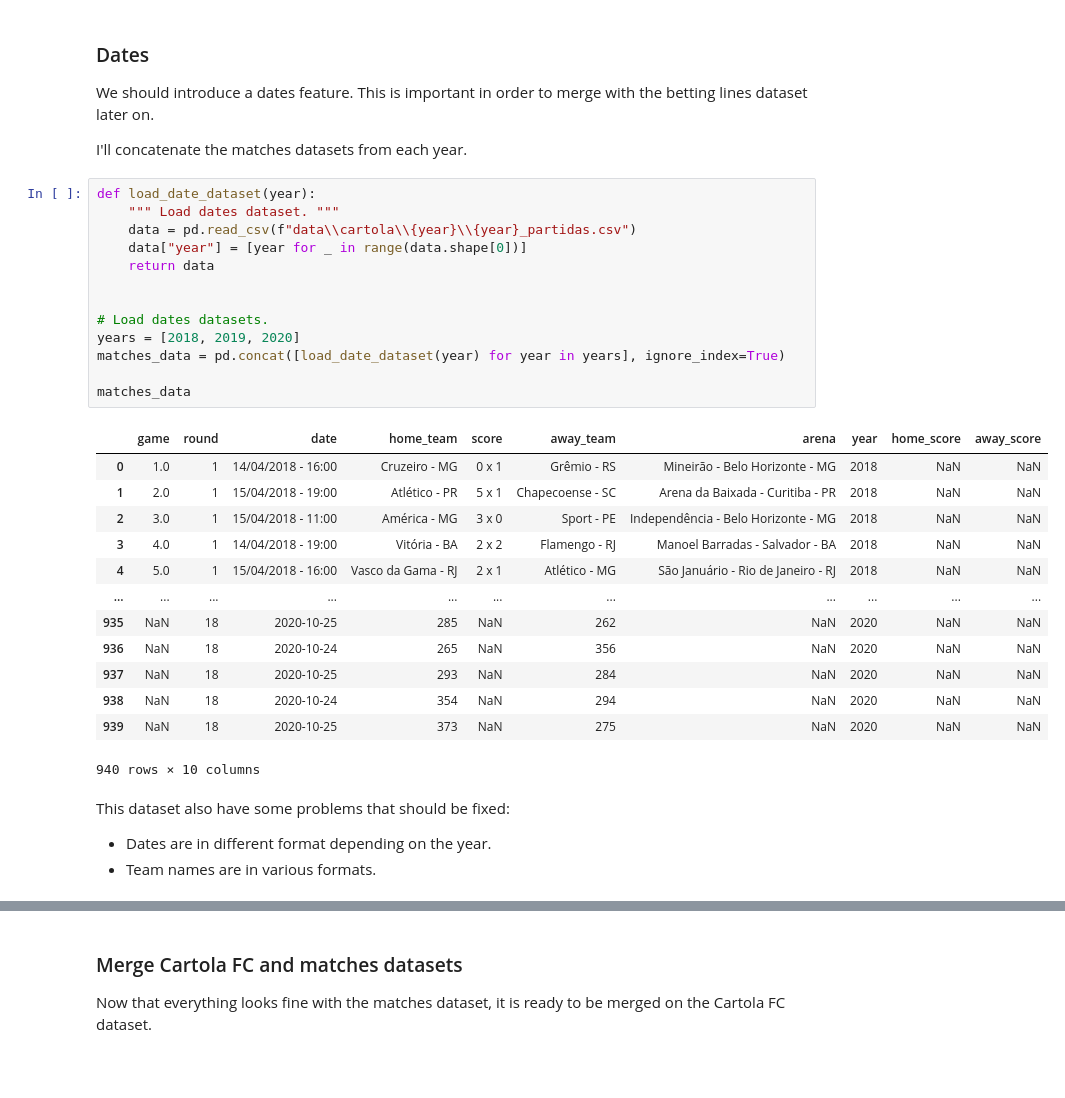
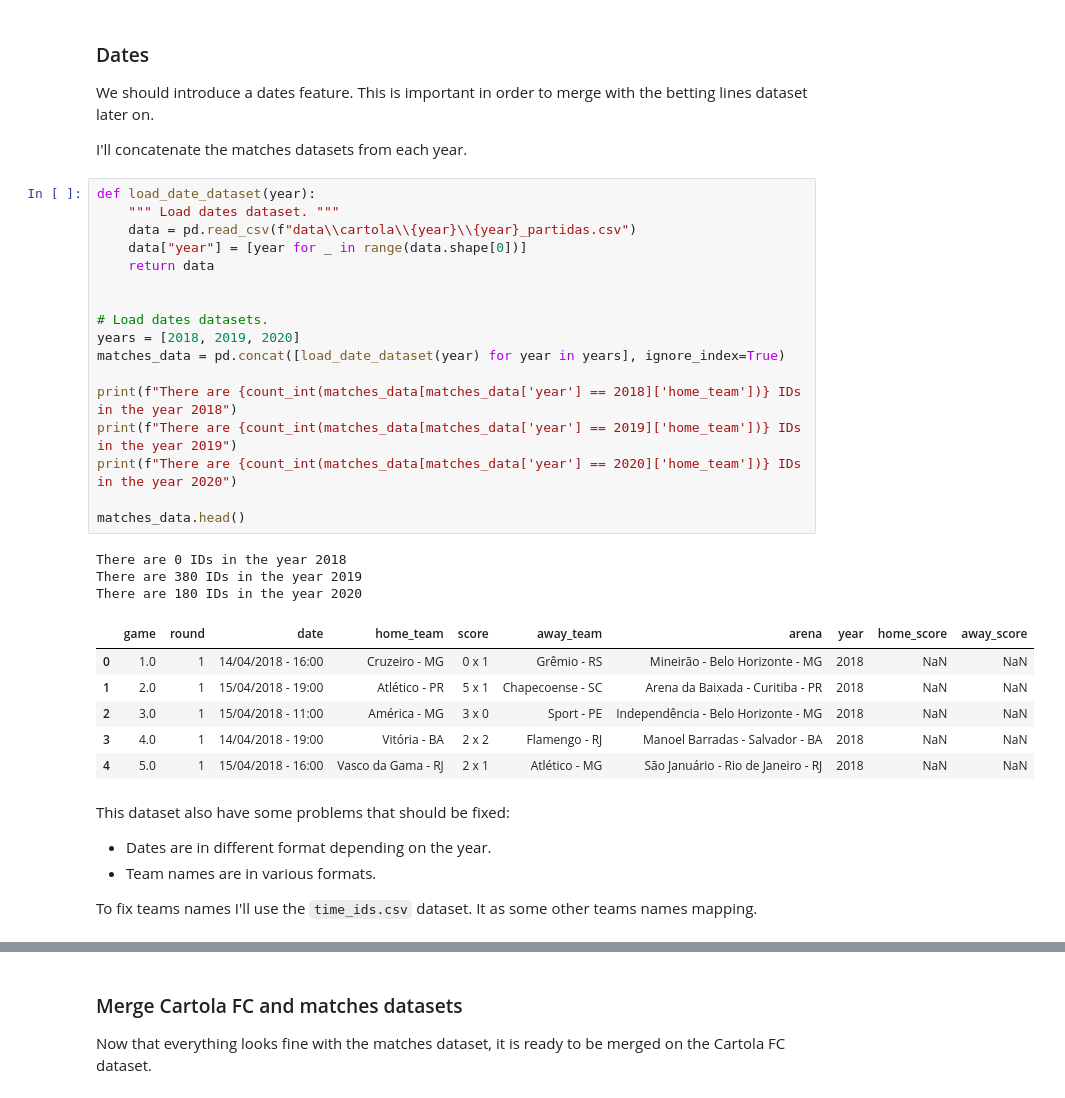
Before and after one commit to matheusccouto/palpite, a Jupyter notebook: notebooks/model_building.ipynb, the cells around one changed output, grey strips where cells are left out. Drawn from its saved outputs; the diff is of its cells as text; blank space fills up the shorter version.

```diff
--- a/notebooks/model_building.ipynb
+++ b/notebooks/model_building.ipynb
@@ -253,32 +333,34 @@ I'll concatenate the matches datasets from each year.
 # %%
 def load_date_dataset(year):
     """ Load dates dataset. """
     data = pd.read_csv(f"data\\cartola\\{year}\\{year}_partidas.csv")
     data["year"] = [year for _ in range(data.shape[0])]
     return data
 
 
 # Load dates datasets.
 years = [2018, 2019, 2020]
 matches_data = pd.concat([load_date_dataset(year) for year in years], ignore_index=True)
 
-matches_data
+print(f"There are {count_int(matches_data[matches_data['year'] == 2018]['home_team'])} IDs in the year 2018")
+print(f"There are {count_int(matches_data[matches_data['year'] == 2019]['home_team'])} IDs in the year 2019")
+print(f"There are {count_int(matches_data[matches_data['year'] == 2020]['home_team'])} IDs in the year 2020")
+
+matches_data.head()
 # %% [output]
+There are 0 IDs in the year 2018
+There are 380 IDs in the year 2019
+There are 180 IDs in the year 2020
 |  | game | round | date | home_team | score | away_team | arena | year | home_score | away_score |
 | 0 | 1.0 | 1 | 14/04/2018 - 16:00 | Cruzeiro - MG | 0 x 1 | Grêmio - RS | Mineirão - Belo Horizonte - MG | 2018 | NaN | NaN |
 | 1 | 2.0 | 1 | 15/04/2018 - 19:00 | Atlético - PR | 5 x 1 | Chapecoense - SC | Arena da Baixada - Curitiba - PR | 2018 | NaN | NaN |
 | 2 | 3.0 | 1 | 15/04/2018 - 11:00 | América - MG | 3 x 0 | Sport - PE | Independência - Belo Horizonte - MG | 2018 | NaN | NaN |
 | 3 | 4.0 | 1 | 14/04/2018 - 19:00 | Vitória - BA | 2 x 2 | Flamengo - RJ | Manoel Barradas - Salvador - BA | 2018 | NaN | NaN |
 | 4 | 5.0 | 1 | 15/04/2018 - 16:00 | Vasco da Gama - RJ | 2 x 1 | Atlético - MG | São Januário - Rio de Janeiro - RJ | 2018 | NaN | NaN |
-| ... | ... | ... | ... | ... | ... | ... | ... | ... | ... | ... |
-| 935 | NaN | 18 | 2020-10-25 | 285 | NaN | 262 | NaN | 2020 | NaN | NaN |
-| 936 | NaN | 18 | 2020-10-24 | 265 | NaN | 356 | NaN | 2020 | NaN | NaN |
-| 937 | NaN | 18 | 2020-10-25 | 293 | NaN | 284 | NaN | 2020 | NaN | NaN |
-| 938 | NaN | 18 | 2020-10-24 | 354 | NaN | 294 | NaN | 2020 | NaN | NaN |
-| 939 | NaN | 18 | 2020-10-25 | 373 | NaN | 275 | NaN | 2020 | NaN | NaN |
-940 rows × 10 columns
 # %% [markdown]
 This dataset also have some problems that should be fixed:
 
 * Dates are in different format depending on the year.
 * Team names are in various formats.
+
+To fix teams names I'll use the `time_ids.csv` dataset. It as some other teams names mapping.
```
Also changed, not shown: parts of 56 cells of this notebook, 2 other files.
